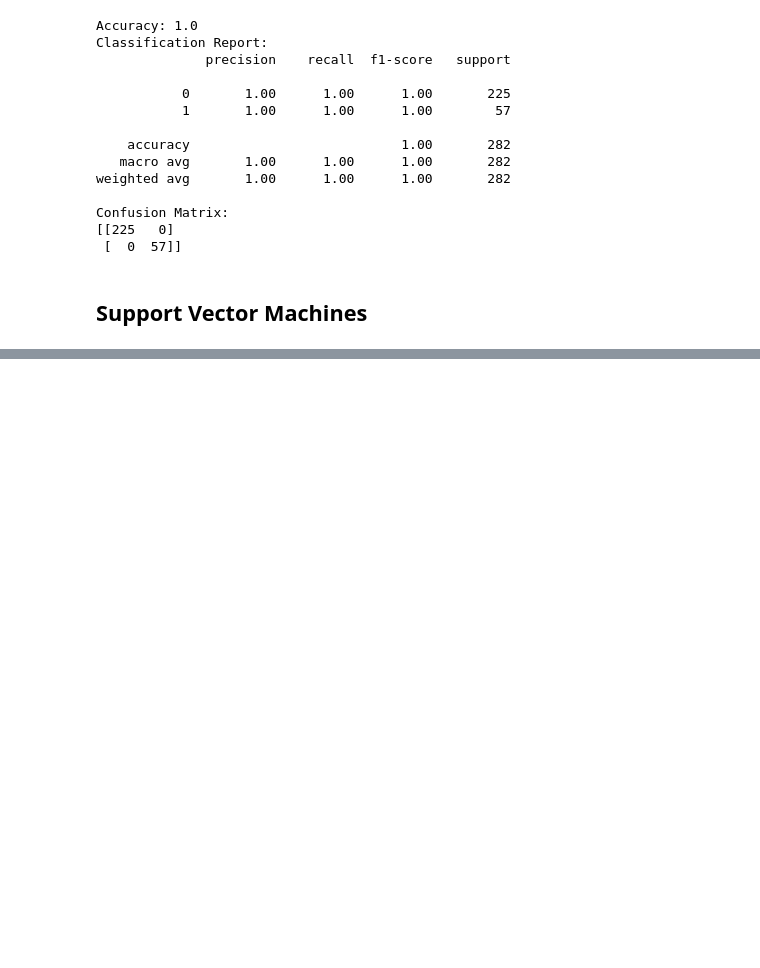
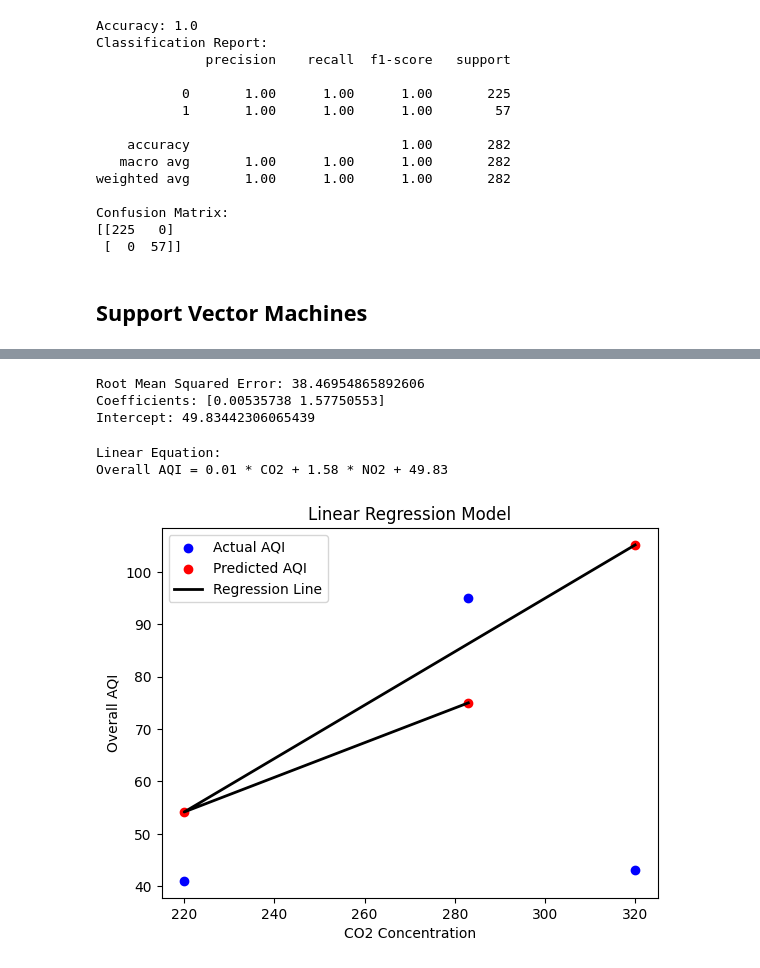
Before and after one commit to tshukla2001/ML-Project---EcoScan, a Jupyter notebook: Pollution_Analysis_in_different_cities_across_the_world.ipynb, the cells around one changed output, grey strips where cells are left out. Drawn from its saved outputs; the diff is of its cells as text; code cells hidden in the pictures; blank space fills up the shorter version.

```diff
--- a/Pollution_Analysis_in_different_cities_across_the_world.ipynb
+++ b/Pollution_Analysis_in_different_cities_across_the_world.ipynb
@@ -884,0 +978,4 @@ for kernel in svm_kernels:
+# %%
+lr_data = df[['CO2', 'NO2', 'Overall AQI']]
+
+print(lr_data)
@@ -884,0 +997,41 @@ for kernel in svm_kernels:
+# %%
+X = lr_data[['CO2', 'NO2']]
+y = lr_data['Overall AQI']
+
+X_train, X_test, y_train, y_test = train_test_split(X, y, test_size=0.2, random_state=42)
+
+model = LinearRegression()
+model.fit(X_train, y_train)
+
+y_pred = model.predict(X_test)
+
+mse = mean_squared_error(y_test, y_pred)
+rmse = np.sqrt(mse)
+print("Root Mean Squared Error:", rmse)
+
+print("Coefficients:", model.coef_)
+print("Intercept:", model.intercept_)
+# %% [output]
+Root Mean Squared Error: 38.46954865892606
+Coefficients: [0.00535738 1.57750553]
+Intercept: 49.83442306065439
+# %%
+coefficients = model.coef_
+intercept = model.intercept_
+
+print("Linear Equation:")
+print(f"Overall AQI = {coefficients[0]:.2f} * CO2 + {coefficients[1]:.2f} * NO2 + {intercept:.2f}")
+# %% [output]
+Linear Equation:
+Overall AQI = 0.01 * CO2 + 1.58 * NO2 + 49.83
+# %%
+plt.scatter(X_test['CO2'], y_test, color='blue', label='Actual AQI')
+plt.scatter(X_test['CO2'], y_pred, color='red', label='Predicted AQI')
+plt.plot(X_test['CO2'], model.predict(X_test), color='black', linewidth=2, label='Regression Line')
+plt.xlabel('CO2 Concentration')
+plt.ylabel('Overall AQI')
+plt.title('Linear Regression Model')
+plt.legend()
+plt.show()
+# %% [output]
+[figure, added]
```
Also changed, not shown: parts of 49 cells of this notebook.
